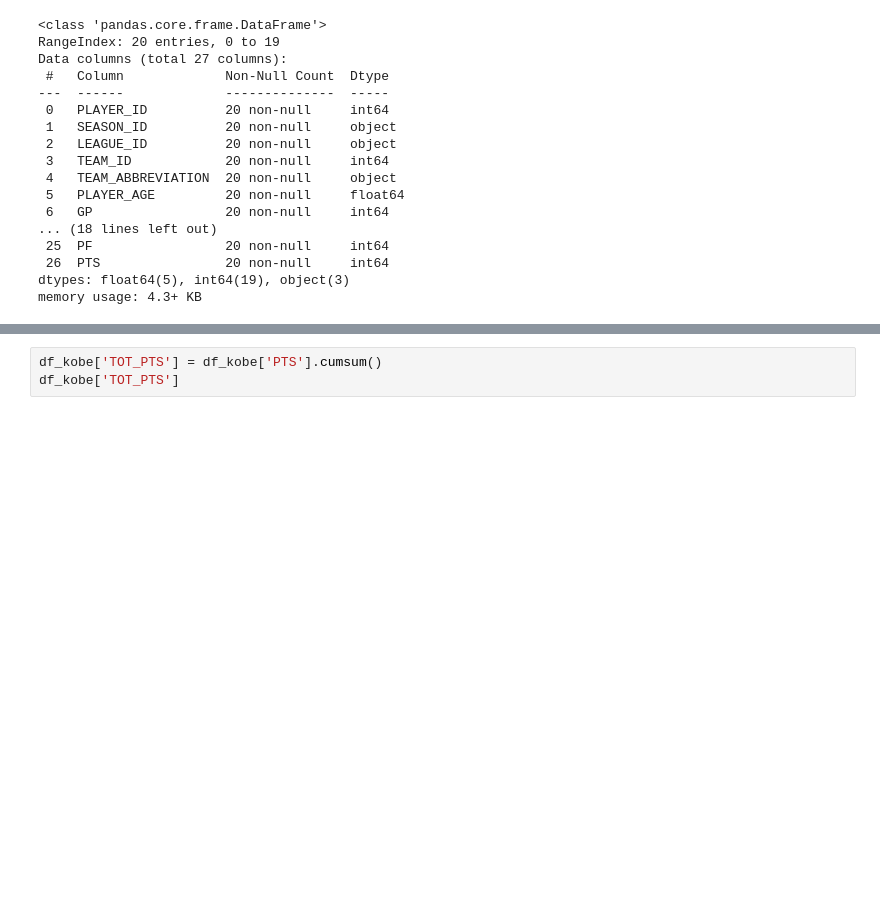
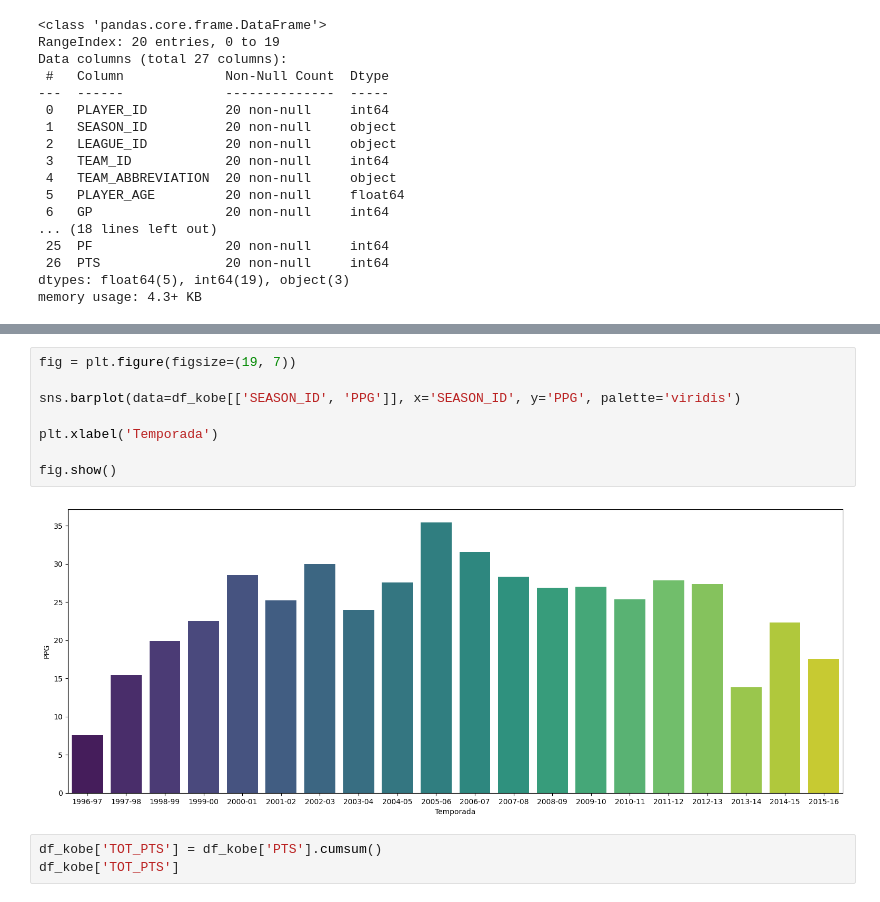
Before and after one commit to brunocgrillo/kobe_stats, a Jupyter notebook: nba.ipynb, the cells around one changed output, grey strips where cells are left out. Saved outputs shown, nothing was run; the diff lists cells and outputs as text; blank space fills up the shorter version.

```diff
--- a/nba.ipynb
+++ b/nba.ipynb
@@ -87,3 +105,13 @@ memory usage: 4.3+ KB
+# %%
+fig = plt.figure(figsize=(19, 7))
+
+sns.barplot(data=df_kobe[['SEASON_ID', 'PPG']], x='SEASON_ID', y='PPG', palette='viridis')
+
+plt.xlabel('Temporada')
+
+fig.show()
+# %% [output]
+[figure, added]
 # %%
 df_kobe['TOT_PTS'] = df_kobe['PTS'].cumsum()
 df_kobe['TOT_PTS']
```
Also changed, not shown: parts of 9 cells of this notebook.
